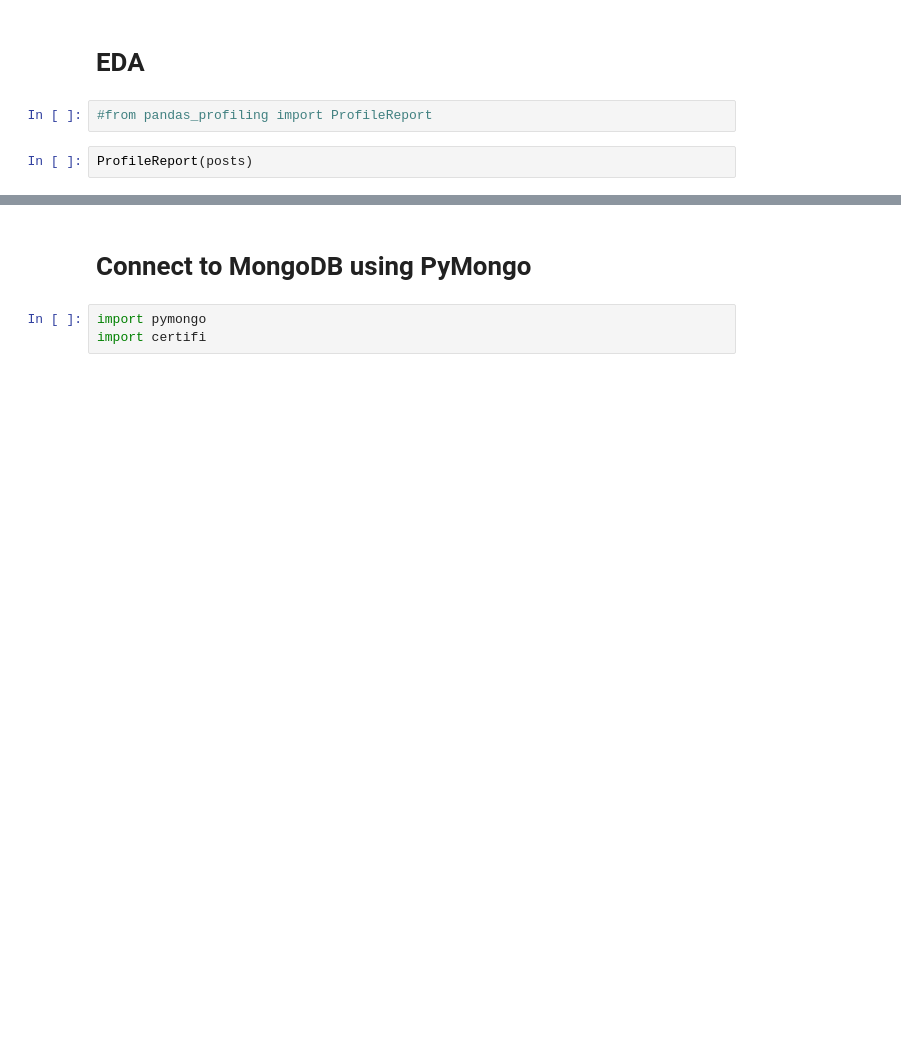
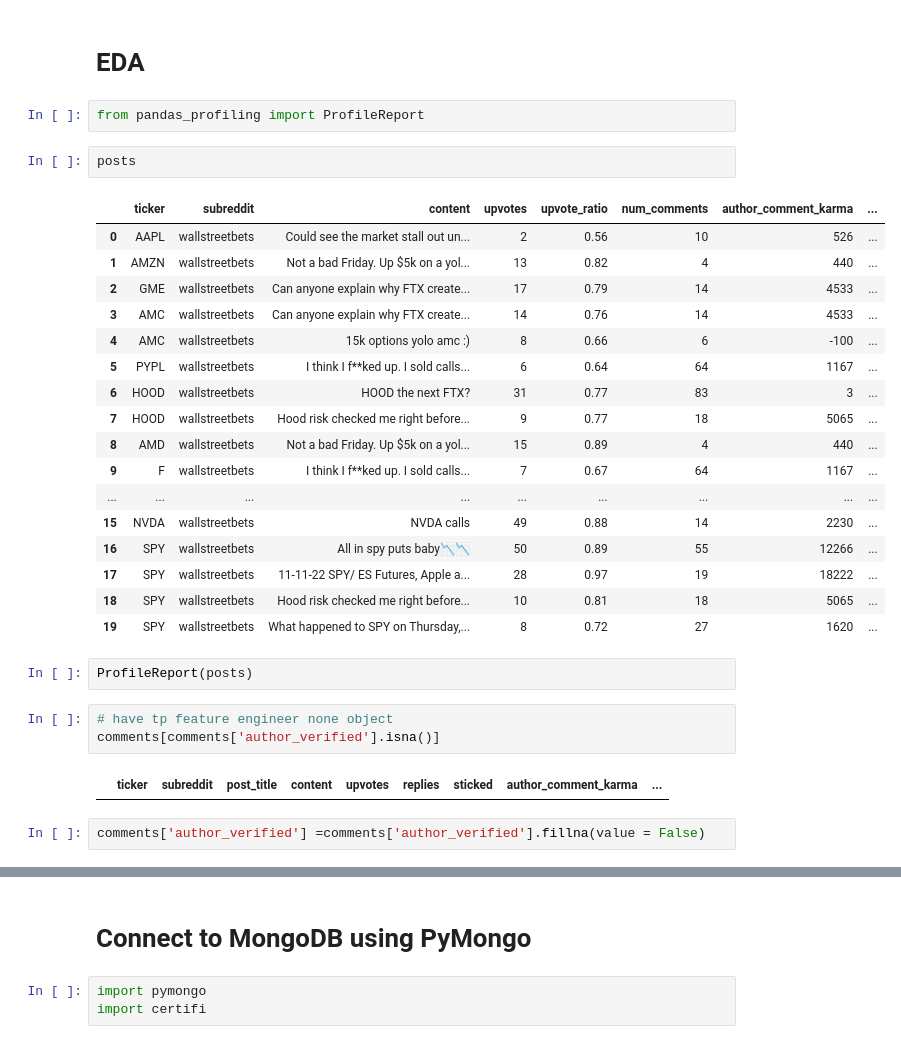
Before and after one commit to MuchoFunkable/wisdmai, a Jupyter notebook: Data/Development/mongo_reddit.ipynb, the cells around one changed output, grey strips where cells are left out. Saved outputs shown, nothing was run; the diff lists cells and outputs as text; blank space fills up the shorter version.

```diff
--- a/Data/Development/mongo_reddit.ipynb
+++ b/Data/Development/mongo_reddit.ipynb
@@ -157,6 +164,33 @@ comments.shape
 # %% [markdown]
 # EDA
 # %%
-#from pandas_profiling import ProfileReport
+from pandas_profiling import ProfileReport
+# %%
+posts
+# %% [output]
+|  | ticker | subreddit | content | upvotes | upvote_ratio | num_comments | author_comment_karma | ... |
+| 0 | AAPL | wallstreetbets | Could see the market stall out un... | 2 | 0.56 | 10 | 526 | ... |
+| 1 | AMZN | wallstreetbets | Not a bad Friday. Up $5k on a yol... | 13 | 0.82 | 4 | 440 | ... |
+| 2 | GME | wallstreetbets | Can anyone explain why FTX create... | 17 | 0.79 | 14 | 4533 | ... |
+| 3 | AMC | wallstreetbets | Can anyone explain why FTX create... | 14 | 0.76 | 14 | 4533 | ... |
+| 4 | AMC | wallstreetbets | 15k options yolo amc :) | 8 | 0.66 | 6 | -100 | ... |
+| 5 | PYPL | wallstreetbets | I think I f**ked up. I sold calls... | 6 | 0.64 | 64 | 1167 | ... |
+| 6 | HOOD | wallstreetbets | HOOD the next FTX? | 31 | 0.77 | 83 | 3 | ... |
+| 7 | HOOD | wallstreetbets | Hood risk checked me right before... | 9 | 0.77 | 18 | 5065 | ... |
+| 8 | AMD | wallstreetbets | Not a bad Friday. Up $5k on a yol... | 15 | 0.89 | 4 | 440 | ... |
+| 9 | F | wallstreetbets | I think I f**ked up. I sold calls... | 7 | 0.67 | 64 | 1167 | ... |
+| ... | ... | ... | ... | ... | ... | ... | ... | ... |
+| 15 | NVDA | wallstreetbets | NVDA calls | 49 | 0.88 | 14 | 2230 | ... |
+| 16 | SPY | wallstreetbets | All in spy puts baby📉📉 | 50 | 0.89 | 55 | 12266 | ... |
+| 17 | SPY | wallstreetbets | 11-11-22 SPY/ ES Futures, Apple a... | 28 | 0.97 | 19 | 18222 | ... |
+| 18 | SPY | wallstreetbets | Hood risk checked me right before... | 10 | 0.81 | 18 | 5065 | ... |
+| 19 | SPY | wallstreetbets | What happened to SPY on Thursday,... | 8 | 0.72 | 27 | 1620 | ... |
 # %%
 ProfileReport(posts)
+# %%
+# have tp feature engineer none object
+comments[comments['author_verified'].isna()]
+# %% [output]
+|  | ticker | subreddit | post_title | content | upvotes | replies | sticked | author_comment_karma | ... |
+# %%
+comments['author_verified'] =comments['author_verified'].fillna(value = False)
```
Also changed, not shown: parts of 35 cells of this notebook.
